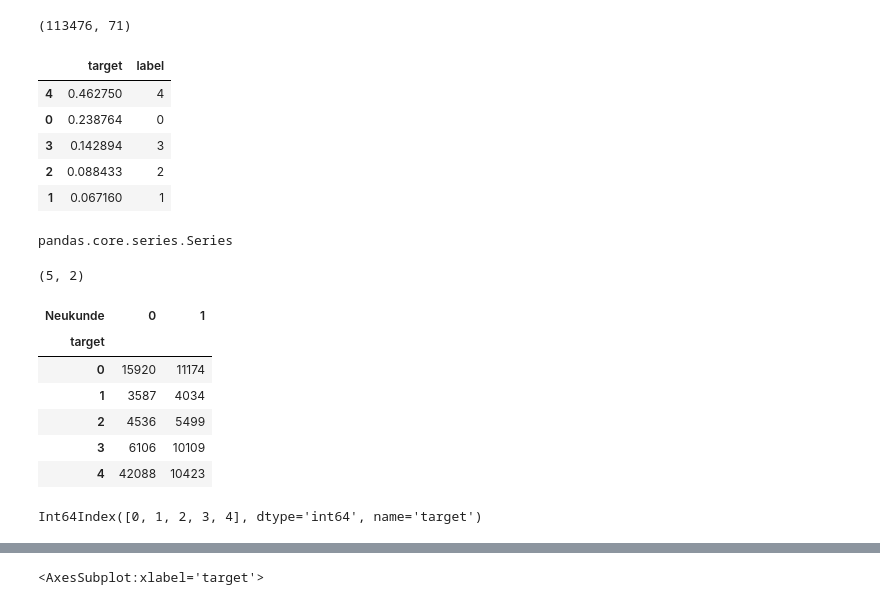
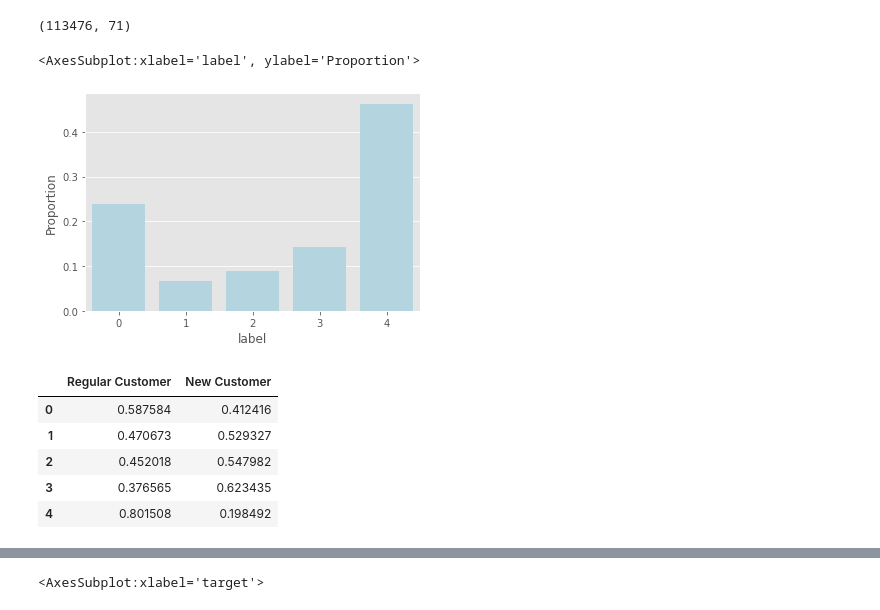
Before and after one commit to oscarm524/Data-Mining-Cup, a Jupyter notebook: DMC-2008/Data_Exploration/Data_Exploration.ipynb, the cells around one changed output, grey strips where cells are left out. Saved outputs shown, nothing was run; the diff lists cells and outputs as text; code cells hidden in the pictures.

Commit message:
adding another plot

```diff
--- a/DMC-2008/Data_Exploration/Data_Exploration.ipynb
+++ b/DMC-2008/Data_Exploration/Data_Exploration.ipynb
@@ -44,36 +44,26 @@ train.shape
 # %%
 data_plot1 = pd.DataFrame(train['target'].value_counts() / train.shape[0])
 data_plot1['label'] = data_plot1.index
+data_plot1.columns = ['Proportion', 'label']
 
-data_plot1
-# sns.barplot(data = a)
+sns.barplot(x = 'label', y = 'Proportion', data = data_plot1, color = 'lightblue')
 # %% [output]
-|  | target | label |
-| 4 | 0.462750 | 4 |
-| 0 | 0.238764 | 0 |
-| 3 | 0.142894 | 3 |
-| 2 | 0.088433 | 2 |
-| 1 | 0.067160 | 1 |
+<AxesSubplot:xlabel='label', ylabel='Proportion'>
+[figure, added]
-# %%
-a
-# %% [output]
-pandas.core.series.Series
-# %%
-a = pd.crosstab(train['target'], train['Neukunde'])
-a.shape
-# %% [output]
-(5, 2)
-# %%
-a
-# %% [output]
-| Neukunde | 0 | 1 |
-| target |  |  |
-| 0 | 15920 | 11174 |
-| 1 | 3587 | 4034 |
-| 2 | 4536 | 5499 |
-| 3 | 6106 | 10109 |
-| 4 | 42088 | 10423 |
-# %%
-a.index
-# %% [output]
-Int64Index([0, 1, 2, 3, 4], dtype='int64', name='target')
+# %%
+data_plot2 = pd.crosstab(train['target'], train['Neukunde'])
+data_plot2['label'] = data_plot2.index
+data_plot2.columns = ['Regular Customer', 'New Customer', 'label']
+data_plot2 = data_plot2.reset_index(drop = True)
+data_plot2['Total'] = data_plot2['Regular Customer'] + data_plot2['New Customer']
+data_plot2['Regular Customer'] = data_plot2['Regular Customer'] / data_plot2['Total']
+data_plot2['New Customer'] = data_plot2['New Customer'] / data_plot2['Total']
+data_plot2 = data_plot2.drop(columns = ['Total', 'label'], axis = 1)
+data_plot2
+# %% [output]
+|  | Regular Customer | New Customer |
+| 0 | 0.587584 | 0.412416 |
+| 1 | 0.470673 | 0.529327 |
+| 2 | 0.452018 | 0.547982 |
+| 3 | 0.376565 | 0.623435 |
+| 4 | 0.801508 | 0.198492 |
```
Also changed, not shown: parts of 2 cells of this notebook.
